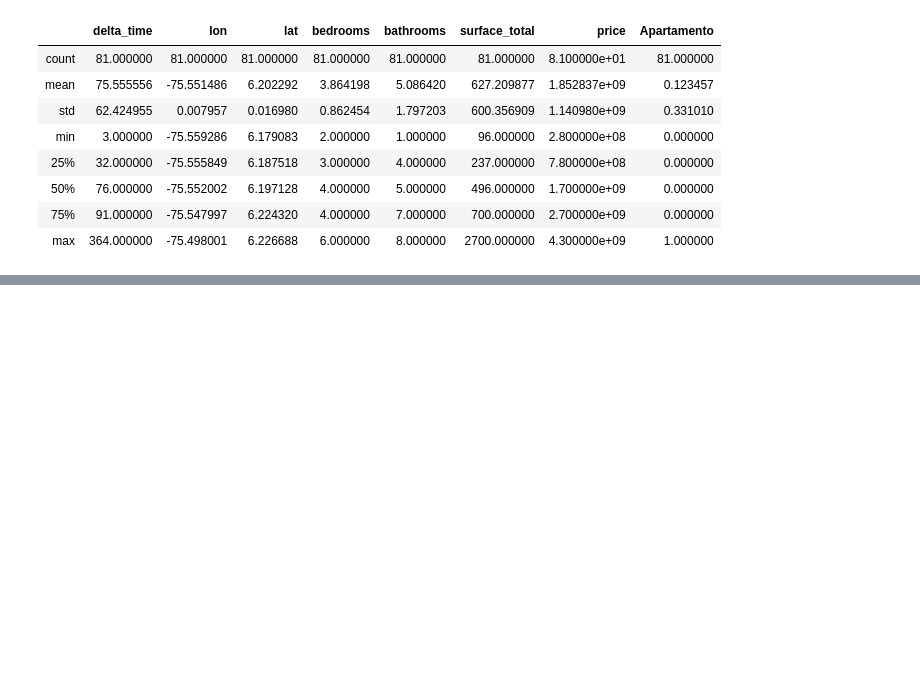
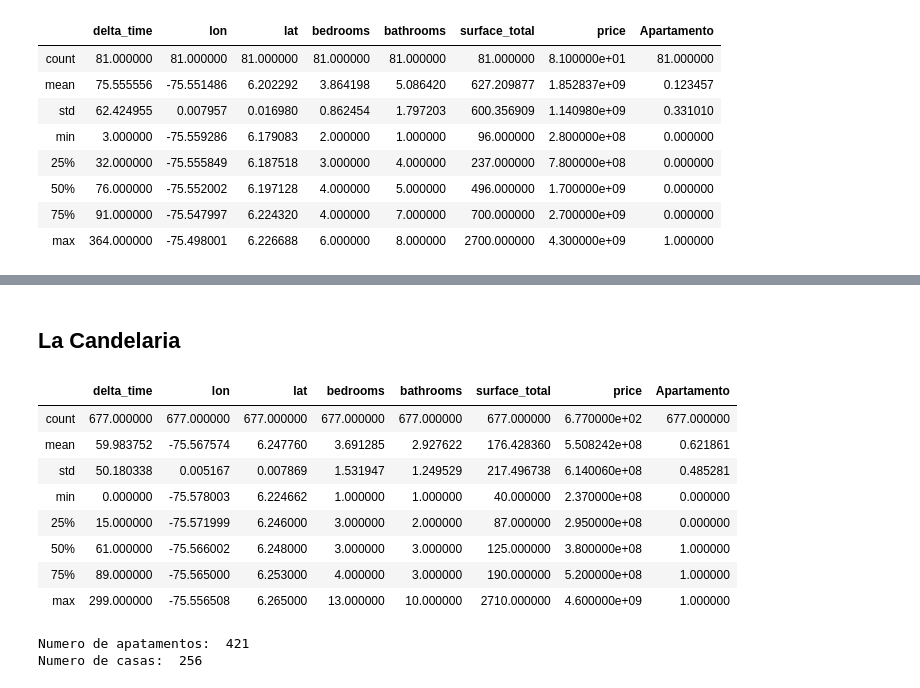
Before and after one commit to MiguelMque/housing_prices_prediction, a Jupyter notebook: ipynb_check_points/data_analysis/District Analysis.ipynb, the cells around one changed output, grey strips where cells are left out. Saved outputs shown, nothing was run; the diff lists cells and outputs as text; code cells hidden in the pictures; blank space fills up the shorter version.

```diff
--- a/ipynb_check_points/data_analysis/District Analysis.ipynb
+++ b/ipynb_check_points/data_analysis/District Analysis.ipynb
@@ -282,0 +363,32 @@ iplot(fig)
+# %% [markdown]
+## La Candelaria
+# %%
+# Filtering
+candelaria = df_real.loc[df_real['LA CANDELARIA'] == 1].drop(columns = ['ALTAVISTA', 'ARANJUEZ', 'BELEN',
+                                                                       'BUENOS AIRES','CASTILLA', 'DOCE DE OCTUBRE',
+                                                                       'EL POBLADO',
+                                                                       'GUAYABAL', 'LA AMERICA', 'LA CANDELARIA',
+                                                                       'LAURELES', 'PALMITAS', 'POPULAR', 'ROBLEDO',
+                                                                       'MANRIQUE', 'SAN ANTONIO DE PRADO',
+                                                                       'SAN CRISTOBAL',
+                                                                       'SAN JAVIER', 'SANTA CRUZ', 'SANTA ELENA',
+                                                                       'VILLA HERMOSA'])
+candelaria.describe()
+# %% [output]
+|  | delta_time | lon | lat | bedrooms | bathrooms | surface_total | price | Apartamento |
+| count | 677.000000 | 677.000000 | 677.000000 | 677.000000 | 677.000000 | 677.000000 | 6.770000e+02 | 677.000000 |
+| mean | 59.983752 | -75.567574 | 6.247760 | 3.691285 | 2.927622 | 176.428360 | 5.508242e+08 | 0.621861 |
+| std | 50.180338 | 0.005167 | 0.007869 | 1.531947 | 1.249529 | 217.496738 | 6.140060e+08 | 0.485281 |
+| min | 0.000000 | -75.578003 | 6.224662 | 1.000000 | 1.000000 | 40.000000 | 2.370000e+08 | 0.000000 |
+| 25% | 15.000000 | -75.571999 | 6.246000 | 3.000000 | 2.000000 | 87.000000 | 2.950000e+08 | 0.000000 |
+| 50% | 61.000000 | -75.566002 | 6.248000 | 3.000000 | 3.000000 | 125.000000 | 3.800000e+08 | 1.000000 |
+| 75% | 89.000000 | -75.565000 | 6.253000 | 4.000000 | 3.000000 | 190.000000 | 5.200000e+08 | 1.000000 |
+| max | 299.000000 | -75.556508 | 6.265000 | 13.000000 | 10.000000 | 2710.000000 | 4.600000e+09 | 1.000000 |
+# %%
+apto_candelaria = candelaria[candelaria['Apartamento'] == 1]
+casa_candelaria = candelaria[candelaria['Apartamento'] == 0]
+print('Numero de apatamentos: ', apto_candelaria.shape[0])
+print('Numero de casas: ', casa_candelaria.shape[0])
+# %% [output]
+Numero de apatamentos:  421
+Numero de casas:  256
```
Also changed, not shown: parts of 54 cells of this notebook.
